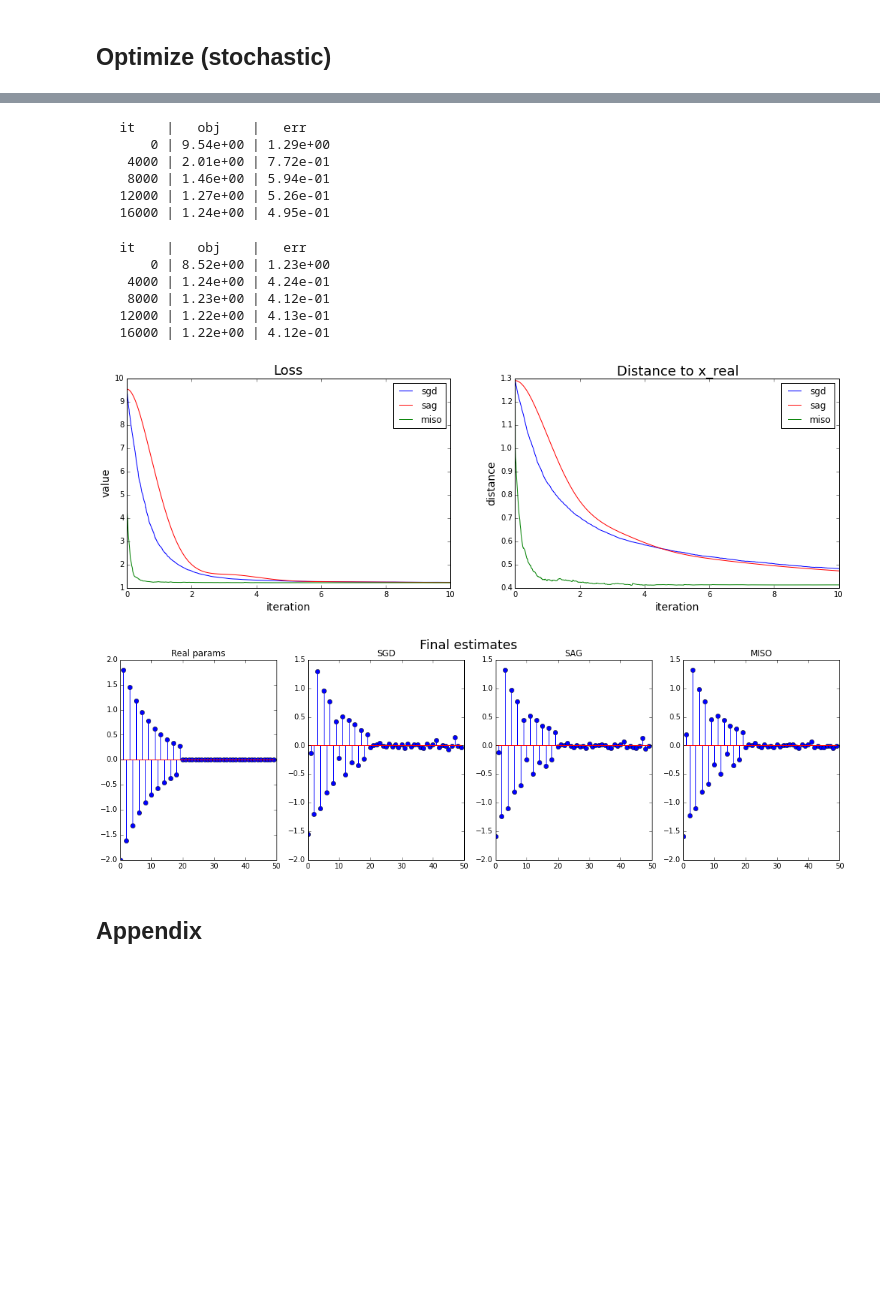
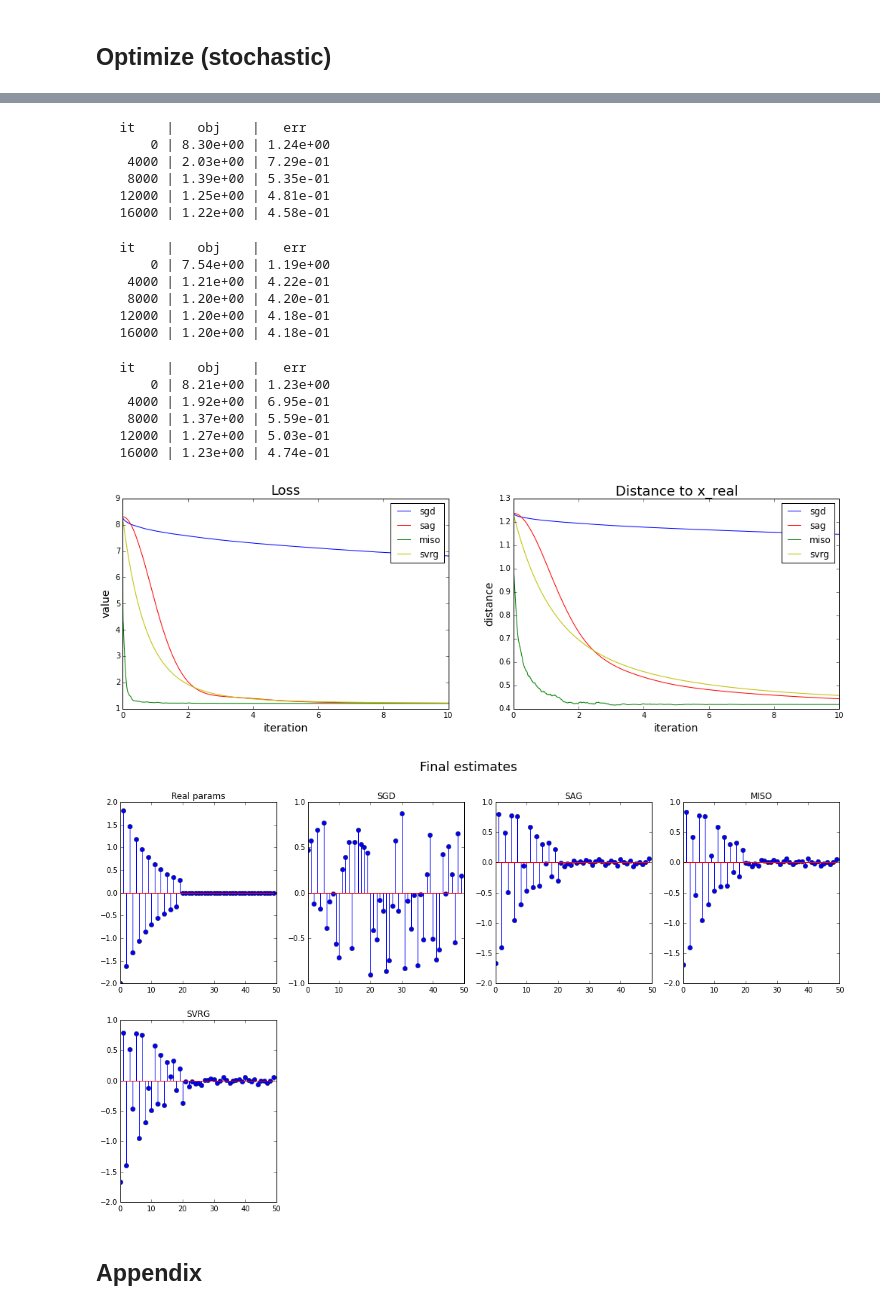
Before and after one commit to edwinENSAE/notebooks, a Jupyter notebook: First order optimization.ipynb, the cells around one changed output, grey strips where cells are left out. Cells and saved outputs as stored; diff of their text form; code cells hidden in the pictures; blank space fills up the shorter version.

Commit message:
Added SVRG to FOO

```diff
--- a/First order optimization.ipynb
+++ b/First order optimization.ipynb
@@ -208,11 +208,11 @@ def sgd(x_init, features, labels, grad, n_iter=100, step=1., callback=None):
 
     n_samples, n_features = features.shape
 
-    for _ in range(n_iter):
+    for i in range(n_iter):
         idx = np.random.randint(n_samples)
         feature = features[idx].reshape(1, n_features)
         label = labels[idx]
-        x -= step * grad(x, feature, label) / n_samples
+        x -= step * grad(x, feature, label) / (n_samples * np.sqrt(i + 1))
 
         # Update metrics after each iteration.
         if callback is not None:
@@ -431,7 +467,7 @@ n_iter = 10 * n_samples
 if linear == True:
     f = lambda x: least_squares(x, features, labels)[0]
     grad_stoc = least_squares_grad
-    L = 1. / norm(features.T.dot(features) / n_samples, 2)
+    L = norm(features.T.dot(features), 2)  / n_samples
 else:
     f = lambda x: logistic_loss(x, features, labels)[0]
     grad_stoc = logistic_loss_grad
@@ -470,24 +506,36 @@ sag_inspector = inspector(loss_fun=F, x_real=params, verbose=True)
 x_sag = sag(x_init, features=features, labels=labels, grad=grad_sag, n_iter=n_iter, step=step, callback=sag_inspector)
 # %% [output]
    it    |   obj    |   err
-       0 | 9.54e+00 | 1.29e+00
-    4000 | 2.01e+00 | 7.72e-01
-    8000 | 1.46e+00 | 5.94e-01
-   12000 | 1.27e+00 | 5.26e-01
-   16000 | 1.24e+00 | 4.95e-01
+       0 | 8.30e+00 | 1.24e+00
+    4000 | 2.03e+00 | 7.29e-01
+    8000 | 1.39e+00 | 5.35e-01
+   12000 | 1.25e+00 | 4.81e-01
+   16000 | 1.22e+00 | 4.58e-01
 # %%
 miso_step = 1. / L
 prox_g = lambda x, l: prox_enet(x, l_l1, l_l2, l)
 miso_inspector = inspector(loss_fun=F, x_real=params, verbose=True)
-x_miso = miso(x_init, features=features, labels=labels, grad=grad_stoc, prox=prox_g, n_iter=n_iter, step=step,
+x_miso = miso(x_init, features, labels, grad=grad_stoc, prox=prox_g, n_iter=n_iter, step=step,
               callback=miso_inspector)
 # %% [output]
    it    |   obj    |   err
-       0 | 8.52e+00 | 1.23e+00
-    4000 | 1.24e+00 | 4.24e-01
-    8000 | 1.23e+00 | 4.12e-01
-   12000 | 1.22e+00 | 4.13e-01
-   16000 | 1.22e+00 | 4.12e-01
+       0 | 7.54e+00 | 1.19e+00
+    4000 | 1.21e+00 | 4.22e-01
+    8000 | 1.20e+00 | 4.20e-01
+   12000 | 1.20e+00 | 4.18e-01
+   16000 | 1.20e+00 | 4.18e-01
+# %%
+svrg_step = 1. / L
+grad_svrg = lambda x, feat, lab: grad_stoc(x, feat, lab) + l_l2 * x[0]
+svrg_inspector = inspector(loss_fun=F, x_real=params, verbose=True)
+x_svrg = svrg(x_init, features, labels, grad=grad_svrg, n_iter=n_iter, batch_size=100, step=svrg_step, callback=svrg_inspector)
+# %% [output]
+   it    |   obj    |   err
+       0 | 8.21e+00 | 1.23e+00
+    4000 | 1.92e+00 | 6.95e-01
+    8000 | 1.37e+00 | 5.59e-01
+   12000 | 1.27e+00 | 5.03e-01
+   16000 | 1.23e+00 | 4.74e-01
 # %%
 plt.figure(figsize=(17, 5))
 plt.subplot(1, 2, 1)
@@ -495,39 +543,44 @@ it = np.linspace(0, float(n_iter) / n_samples, n_iter)
 plt.plot(it, sgd_inspector.obj, 'b')
 plt.plot(it, sag_inspector.obj, 'r')
 plt.plot(it, miso_inspector.obj, 'g')
+plt.plot(it, svrg_inspector.obj, 'y')
 plt.title("Loss", fontsize=18)
 plt.xlabel("iteration", fontsize=14)
 plt.ylabel("value", fontsize=14)
-plt.legend(["sgd", "sag", "miso"])
+plt.legend(["sgd", "sag", "miso", "svrg"])
 plt.subplot(1, 2, 2)
 plt.plot(it, sgd_inspector.err, 'b')
 plt.plot(it, sag_inspector.err, 'r')
 plt.plot(it, miso_inspector.err, 'g')
+plt.plot(it, svrg_inspector.err, 'y')
 plt.title("Distance to x_real", fontsize=18)
 plt.xlabel("iteration", fontsize=14)
 plt.ylabel("distance", fontsize=14)
-plt.legend(["sgd", "sag", "miso"])
+plt.legend(["sgd", "sag", "miso", "svrg"])
 plt.show()
 # %% [output]
-[figure, old version]
+[figure, new version]
 # %%
-plt.figure(figsize=(18, 5))
+plt.figure(figsize=(18, 10))
 plt.suptitle("Final estimates", fontsize=18)
-plt.subplot(1, 4, 1)
+plt.subplot(2, 4, 1)
 plt.title("Real params")
 plt.stem(params[0])
-plt.subplot(1, 4, 2)
+plt.subplot(2, 4, 2)
 plt.title("SGD")
 plt.stem(x_sgd[0], color='red')
-plt.subplot(1, 4, 3)
+plt.subplot(2, 4, 3)
 plt.title("SAG")
 plt.stem(x_sag[0])
-plt.subplot(1, 4, 4)
+plt.subplot(2, 4, 4)
 plt.title("MISO")
 plt.stem(x_miso[0])
+plt.subplot(2, 4, 5)
+plt.title("SVRG")
+plt.stem(x_svrg[0])
 plt.show()
 # %% [output]
-[figure, old version]
+[figure, new version]
 # %% [markdown]
 <a id='appendix'></a>
 ## Appendix
```
Also changed, not shown: parts of 15 cells of this notebook.
